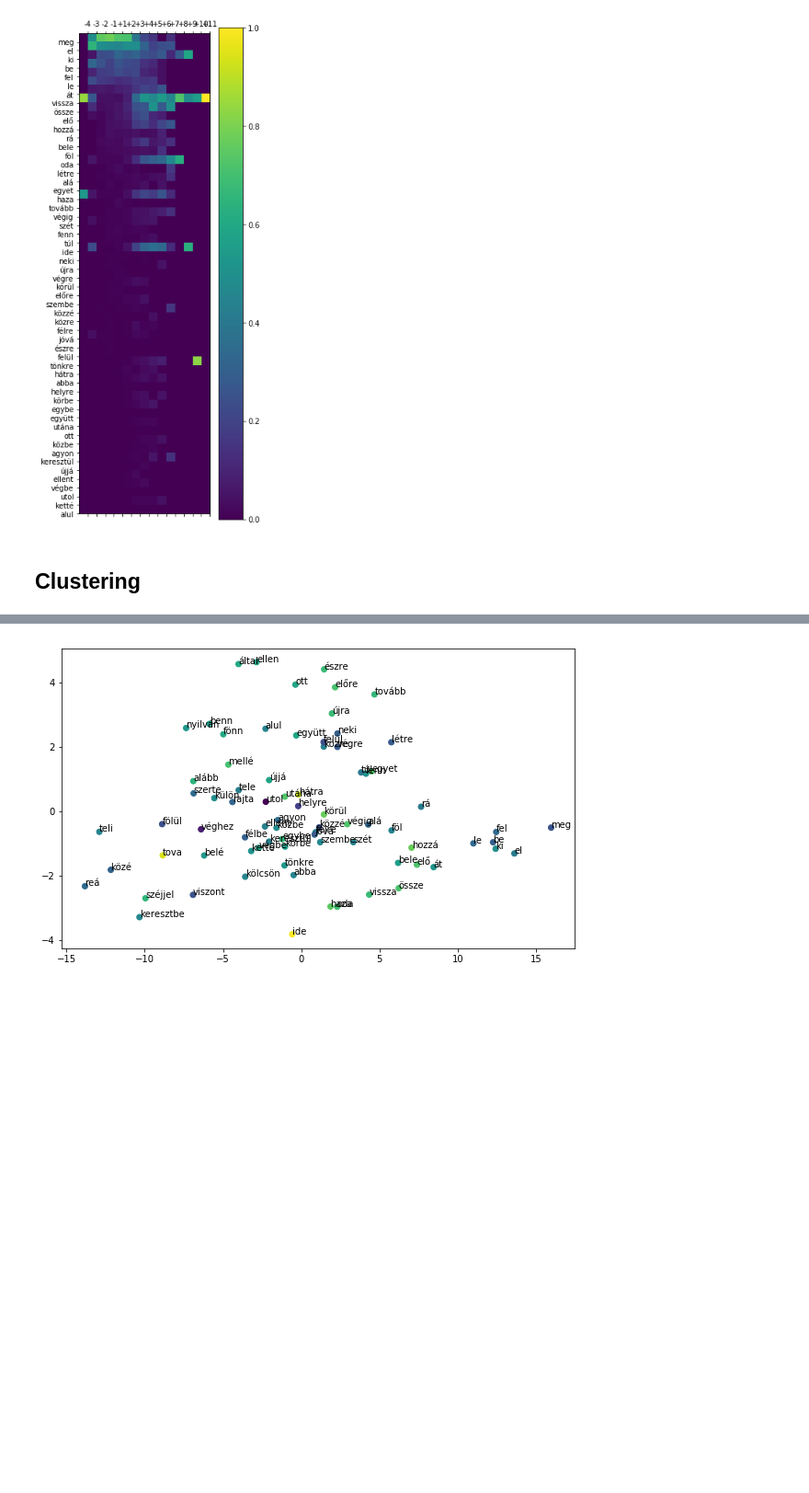
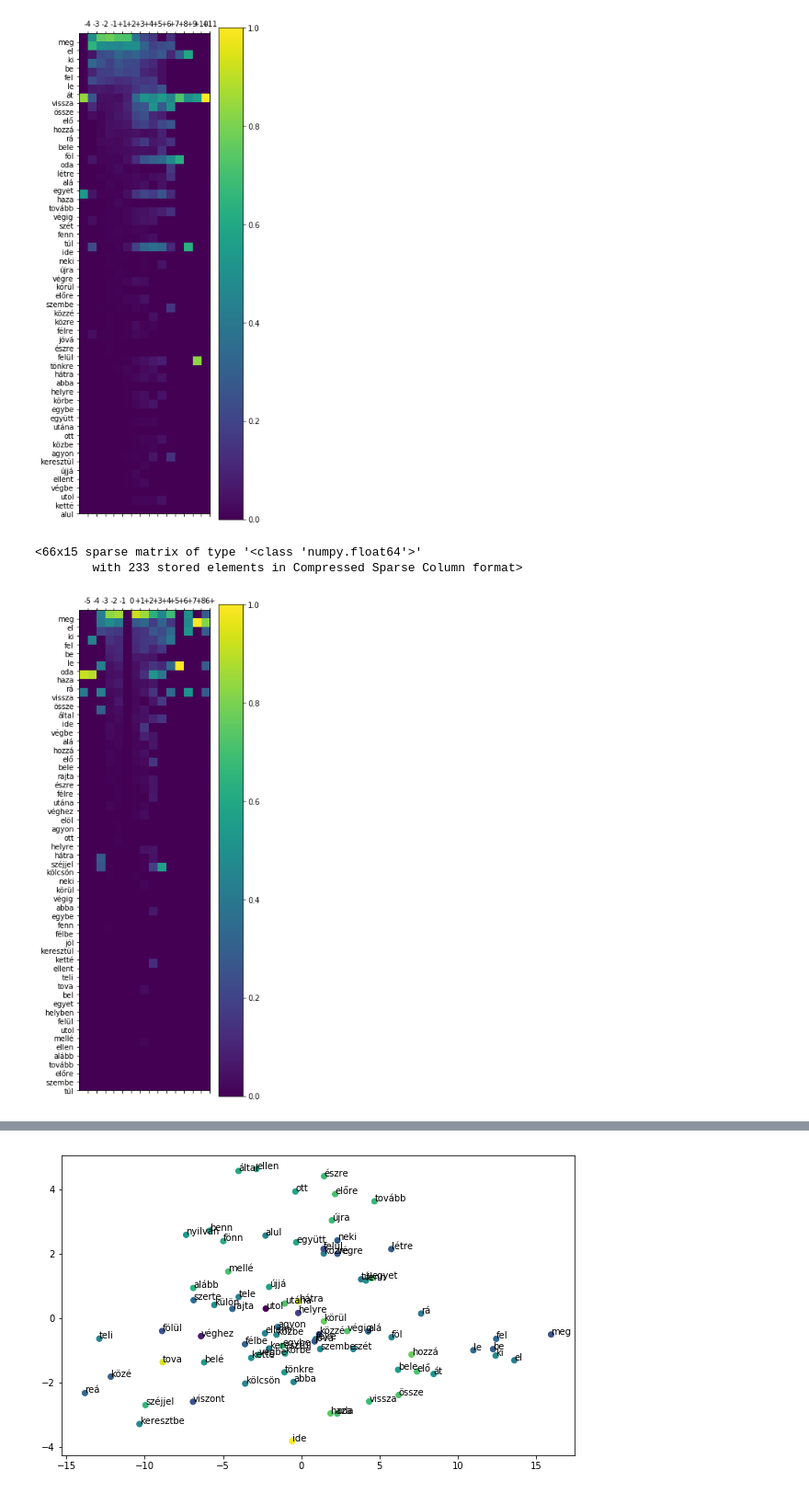
Before and after one commit to makrai/misc, a Jupyter notebook: tade/preverb_position.ipynb, the cells around one changed output, grey strips where cells are left out. Shown at 92% size. Saved outputs shown, nothing was run; the diff lists cells and outputs as text; code cells hidden in the pictures; blank space fills up the shorter version.

```diff
--- a/tade/proverb_position.ipynb
+++ b/tade/preverb_position.ipynb
@@ -89,5 +92,9 @@ def tfidf(prevpos, head=55, show=False):
 tfidf(prevpos_mnsz, show=True)
 # %% [output]
 [figure]
-# %% [markdown]
-## Clustering
+# %%
+tfidf(prevpos_regi, show=True)
+# %% [output]
+<66x15 sparse matrix of type '<class 'numpy.float64'>'
+        with 233 stored elements in Compressed Sparse Column format>
+[figure, added]
```
Also changed, not shown: parts of 8 cells of this notebook.
